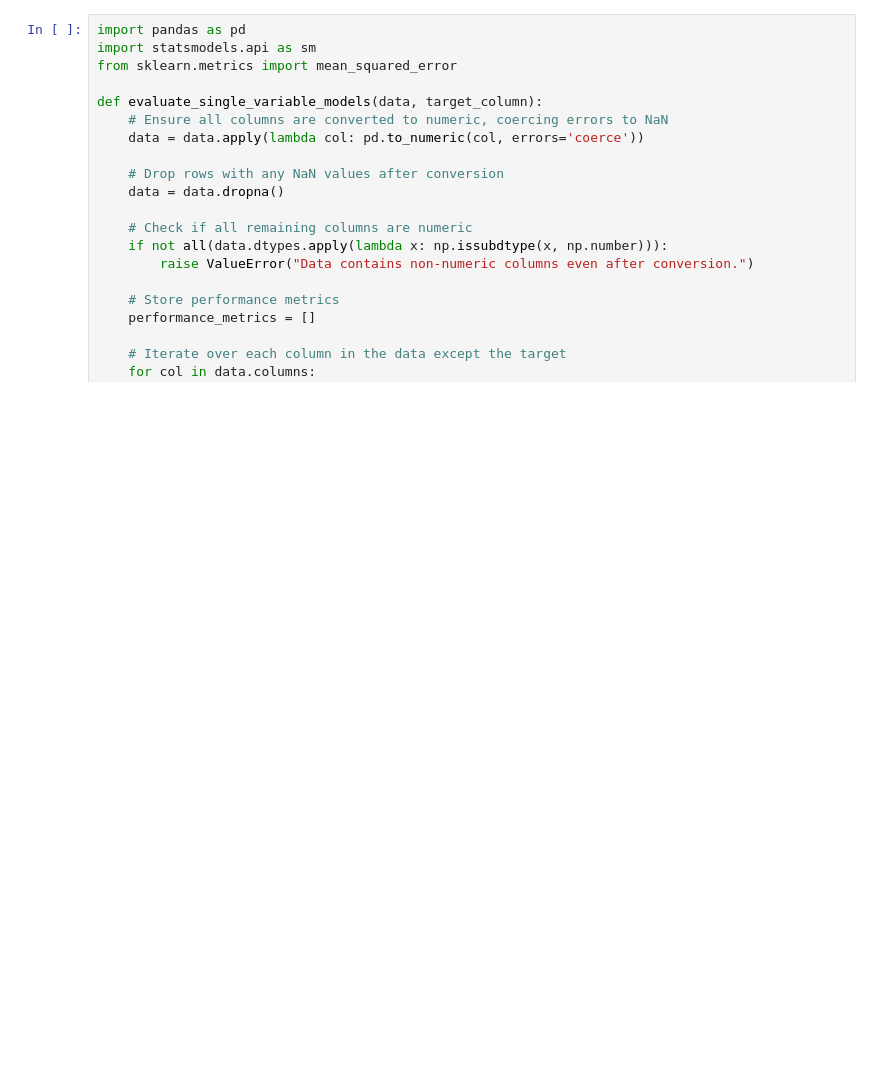
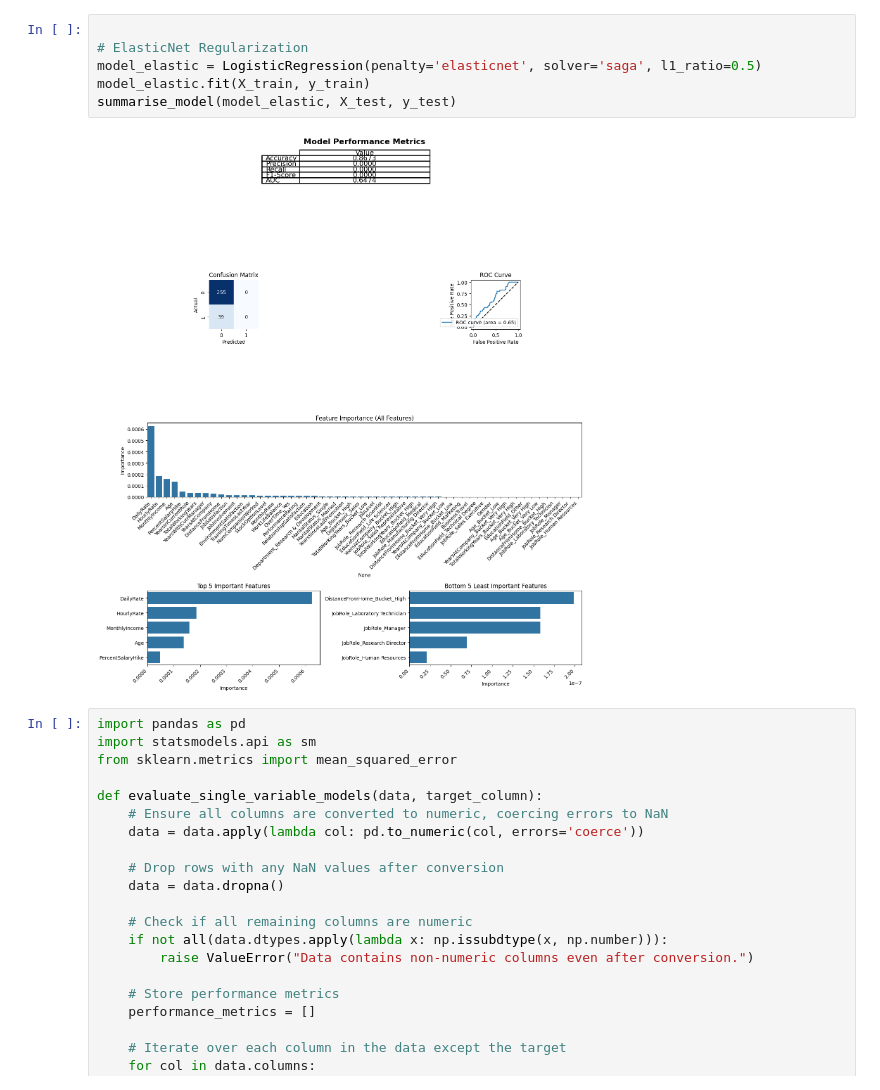
Before and after one commit to Patrick-RK/ML_Templates, a Jupyter notebook: linear_regression/modelling.ipynb, the cells around one changed output. Cells and saved outputs as stored; diff of their text form; blank space fills up the shorter version.

```diff
--- a/linear_regression/modelling.ipynb
+++ b/linear_regression/modelling.ipynb
@@ -168,3 +425,11 @@ posx and posy should be finite values
+# %%
+
+# ElasticNet Regularization
+model_elastic = LogisticRegression(penalty='elasticnet', solver='saga', l1_ratio=0.5)
+model_elastic.fit(X_train, y_train)
+summarise_model(model_elastic, X_test, y_test)
+# %% [output]
+[figure, added]
 # %%
 import pandas as pd
 import statsmodels.api as sm
```
Also changed, not shown: parts of 31 cells of this notebook, 10 other files.
